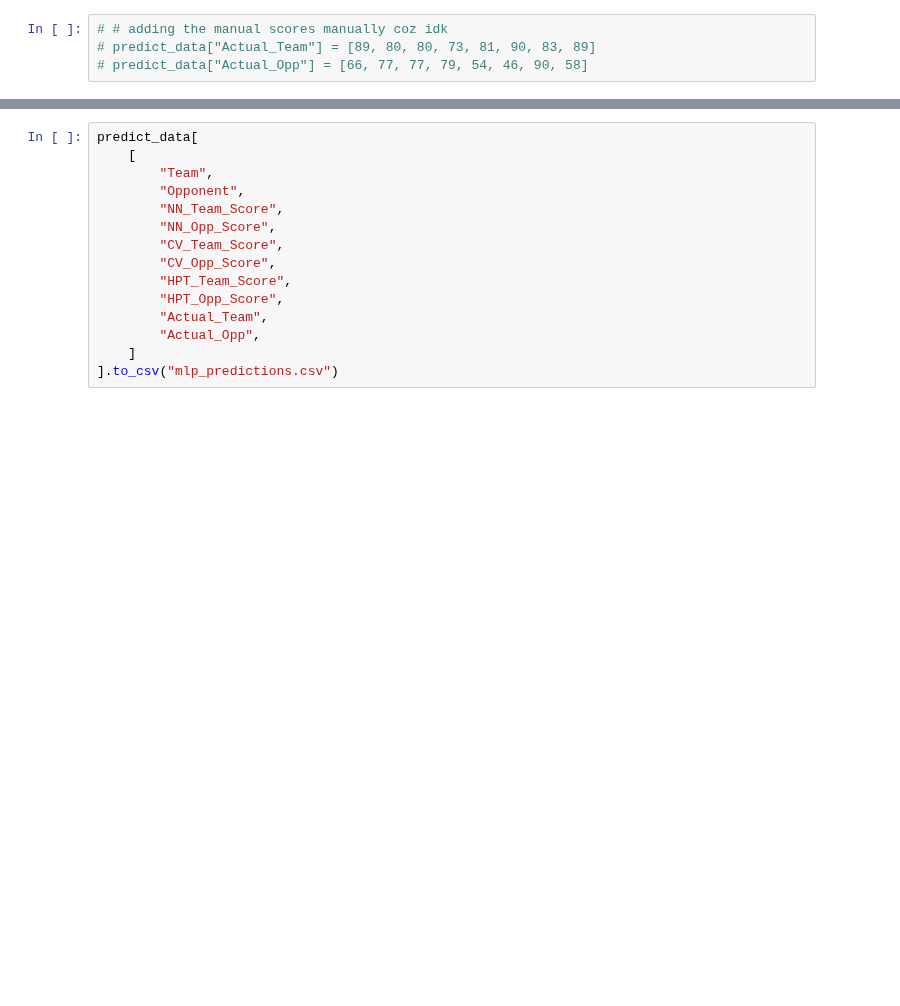
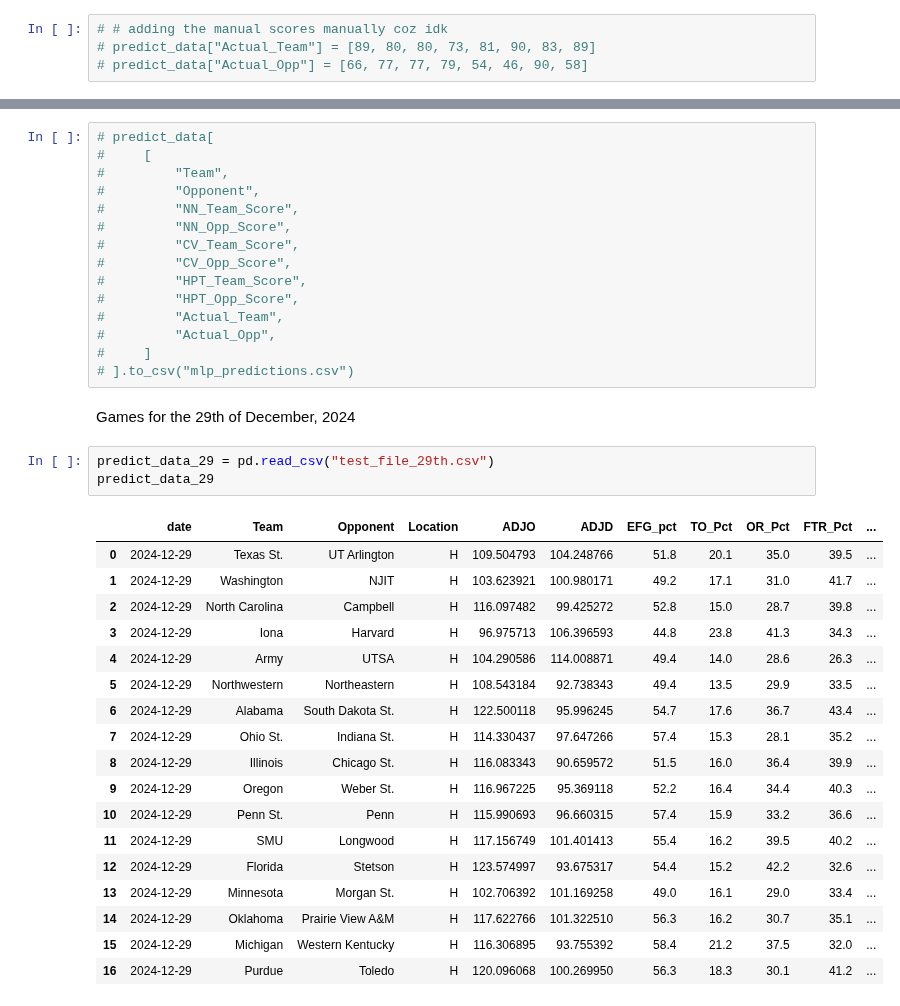
Before and after one commit to visheshgupta19/Stats_competition-, a Jupyter notebook: consolidated_nn.ipynb, the cells around one changed output, grey strips where cells are left out. Drawn from its saved outputs; the diff is of its cells as text; blank space fills up the shorter version.

```diff
--- a/consolidated_nn.ipynb
+++ b/consolidated_nn.ipynb
@@ -521,15 +556,39 @@ predict_data[
 # %%
-predict_data[
-    [
-        "Team",
-        "Opponent",
-        "NN_Team_Score",
-        "NN_Opp_Score",
-        "CV_Team_Score",
-        "CV_Opp_Score",
-        "HPT_Team_Score",
-        "HPT_Opp_Score",
-        "Actual_Team",
-        "Actual_Opp",
-    ]
-].to_csv("mlp_predictions.csv")
+# predict_data[
+#     [
+#         "Team",
+#         "Opponent",
+#         "NN_Team_Score",
+#         "NN_Opp_Score",
+#         "CV_Team_Score",
+#         "CV_Opp_Score",
+#         "HPT_Team_Score",
+#         "HPT_Opp_Score",
+#         "Actual_Team",
+#         "Actual_Opp",
+#     ]
+# ].to_csv("mlp_predictions.csv")
+# %% [markdown]
+Games for the 29th of December, 2024
+# %%
+predict_data_29 = pd.read_csv("test_file_29th.csv")
+predict_data_29
+# %% [output]
+|  | date | Team | Opponent | Location | ADJO | ADJD | EFG_pct | TO_Pct | OR_Pct | FTR_Pct | ... |
+| 0 | 2024-12-29 | Texas St. | UT Arlington | H | 109.504793 | 104.248766 | 51.8 | 20.1 | 35.0 | 39.5 | ... |
+| 1 | 2024-12-29 | Washington | NJIT | H | 103.623921 | 100.980171 | 49.2 | 17.1 | 31.0 | 41.7 | ... |
+| 2 | 2024-12-29 | North Carolina | Campbell | H | 116.097482 | 99.425272 | 52.8 | 15.0 | 28.7 | 39.8 | ... |
+| 3 | 2024-12-29 | Iona | Harvard | H | 96.975713 | 106.396593 | 44.8 | 23.8 | 41.3 | 34.3 | ... |
+| 4 | 2024-12-29 | Army | UTSA | H | 104.290586 | 114.008871 | 49.4 | 14.0 | 28.6 | 26.3 | ... |
+| 5 | 2024-12-29 | Northwestern | Northeastern | H | 108.543184 | 92.738343 | 49.4 | 13.5 | 29.9 | 33.5 | ... |
+| 6 | 2024-12-29 | Alabama | South Dakota St. | H | 122.500118 | 95.996245 | 54.7 | 17.6 | 36.7 | 43.4 | ... |
+| 7 | 2024-12-29 | Ohio St. | Indiana St. | H | 114.330437 | 97.647266 | 57.4 | 15.3 | 28.1 | 35.2 | ... |
+| 8 | 2024-12-29 | Illinois | Chicago St. | H | 116.083343 | 90.659572 | 51.5 | 16.0 | 36.4 | 39.9 | ... |
+| 9 | 2024-12-29 | Oregon | Weber St. | H | 116.967225 | 95.369118 | 52.2 | 16.4 | 34.4 | 40.3 | ... |
+| 10 | 2024-12-29 | Penn St. | Penn | H | 115.990693 | 96.660315 | 57.4 | 15.9 | 33.2 | 36.6 | ... |
+| 11 | 2024-12-29 | SMU | Longwood | H | 117.156749 | 101.401413 | 55.4 | 16.2 | 39.5 | 40.2 | ... |
+| 12 | 2024-12-29 | Florida | Stetson | H | 123.574997 | 93.675317 | 54.4 | 15.2 | 42.2 | 32.6 | ... |
+| 13 | 2024-12-29 | Minnesota | Morgan St. | H | 102.706392 | 101.169258 | 49.0 | 16.1 | 29.0 | 33.4 | ... |
+| 14 | 2024-12-29 | Oklahoma | Prairie View A&M | H | 117.622766 | 101.322510 | 56.3 | 16.2 | 30.7 | 35.1 | ... |
+| 15 | 2024-12-29 | Michigan | Western Kentucky | H | 116.306895 | 93.755392 | 58.4 | 21.2 | 37.5 | 32.0 | ... |
+| 16 | 2024-12-29 | Purdue | Toledo | H | 120.096068 | 100.269950 | 56.3 | 18.3 | 30.1 | 41.2 | ... |
```
Also changed, not shown: parts of 30 cells of this notebook, 3 other files.
